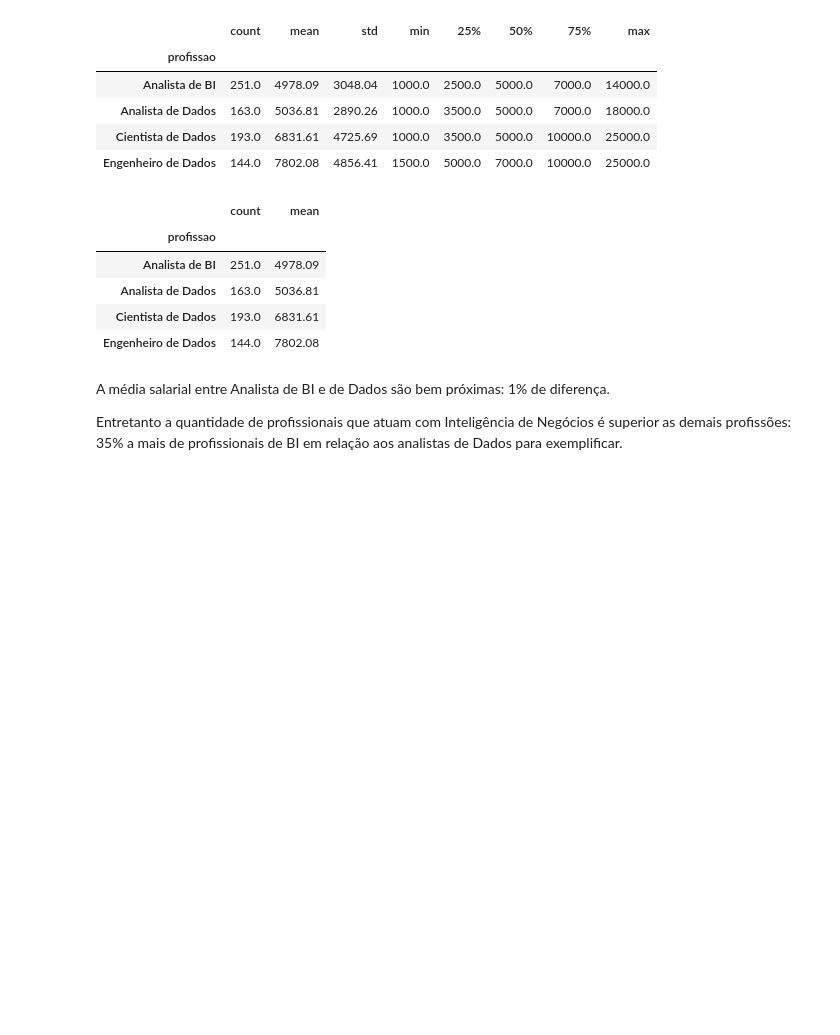
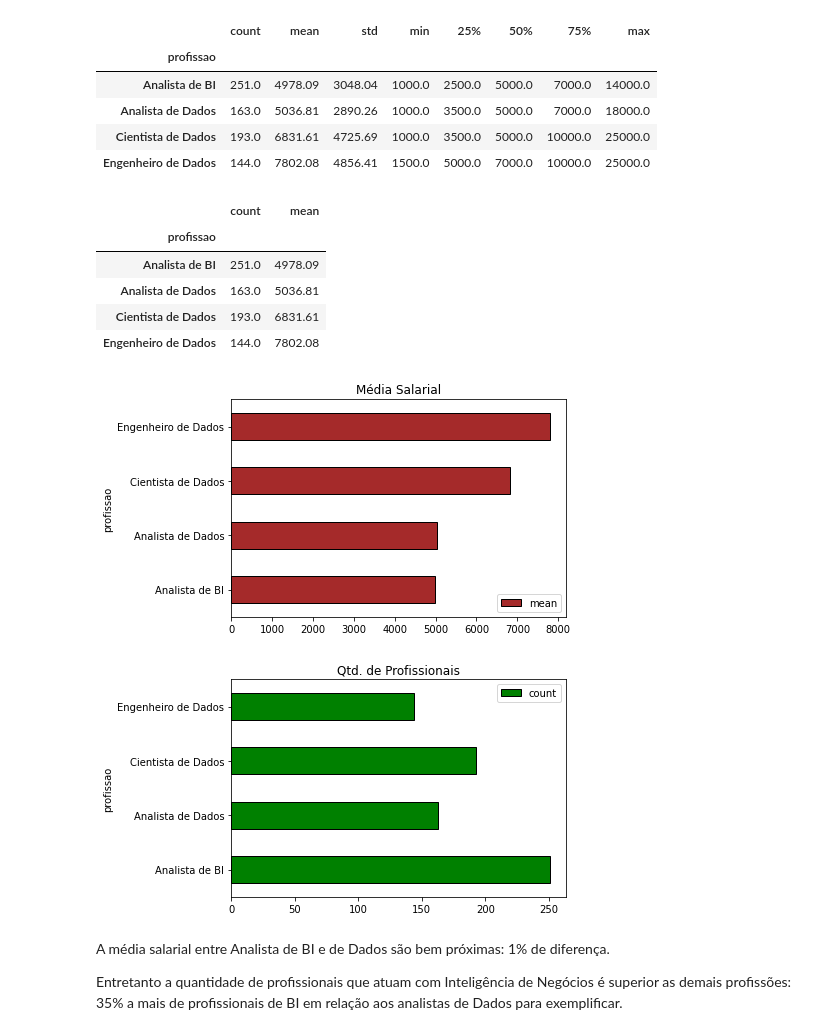
Before and after one commit to travallons/flaidds3, a Jupyter notebook: O_Perfil_do_Profissional_de_Dados_EDA_Flai_Rodrigo_Pravalão.ipynb, the cells around one changed output. Saved outputs shown, nothing was run; the diff lists cells and outputs as text; code cells hidden in the pictures; blank space fills up the shorter version.

```diff
--- a/O_Perfil_do_Profissional_de_Dados_EDA_Flai_Rodrigo_Pravalão.ipynb
+++ b/O_Perfil_do_Profissional_de_Dados_EDA_Flai_Rodrigo_Pravalão.ipynb
@@ -318,6 +318,12 @@ pds['salario'].groupby(pds['profissao']).describe()[['count', 'mean']].round(2)
 | Analista de Dados | 163.0 | 5036.81 |
 | Cientista de Dados | 193.0 | 6831.61 |
 | Engenheiro de Dados | 144.0 | 7802.08 |
+# %%
+salarioplot = pds['salario'].groupby(pds['profissao']).describe()[['mean']].round(2).plot(kind = 'barh', color = 'brown', edgecolor = 'black', title = 'Média Salarial')
+qtdplot = pds['salario'].groupby(pds['profissao']).describe()[['count']].round(2).plot(kind = 'barh', color = 'green', edgecolor = 'black', title = 'Qtd. de Profissionais')
+# %% [output]
+[figure, added]
+[figure, added]
 # %% [markdown]
 A média salarial entre Analista de BI e de Dados são bem próximas: 1% de diferença.
 
```
Also changed, not shown: parts of 4 cells of this notebook.
